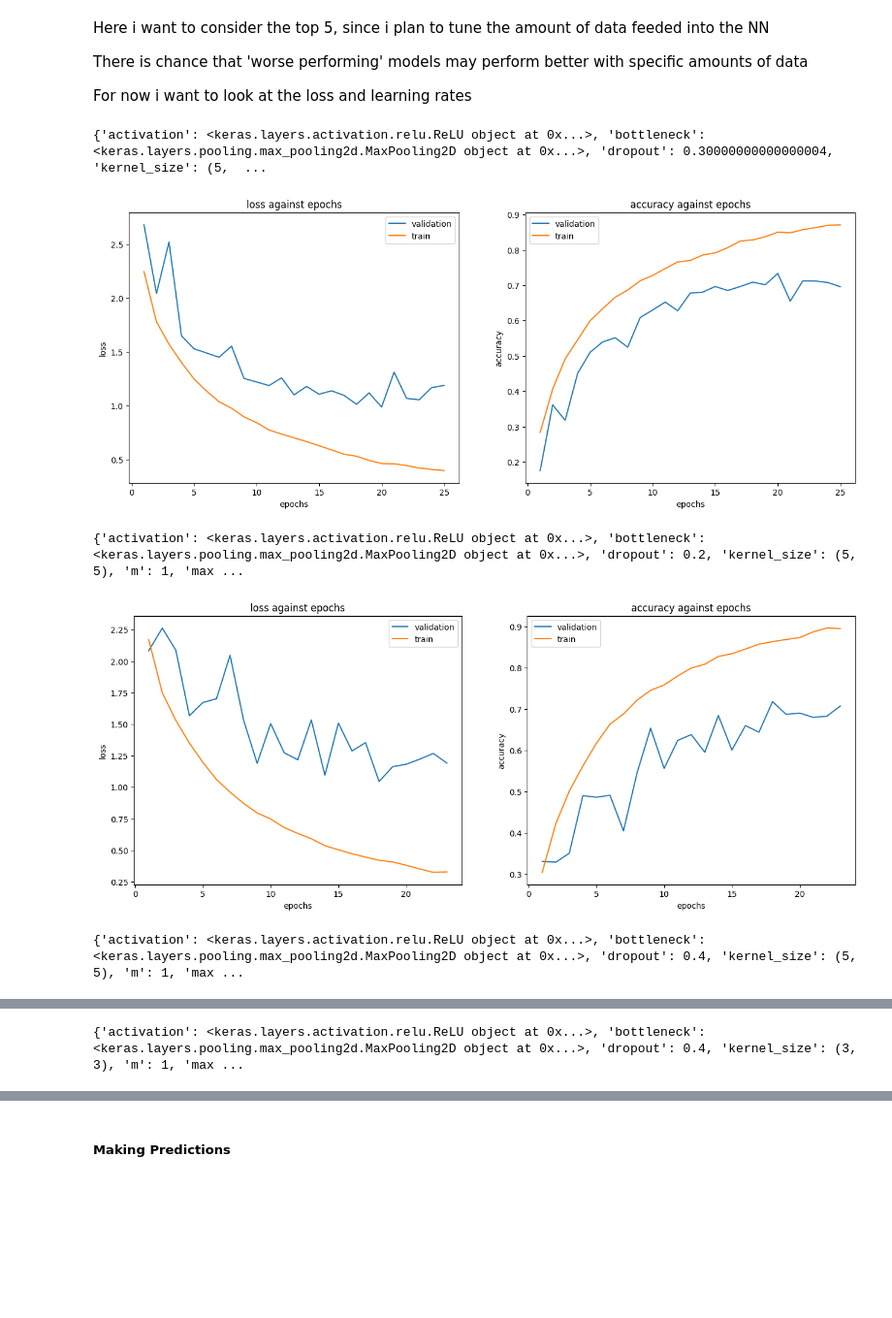
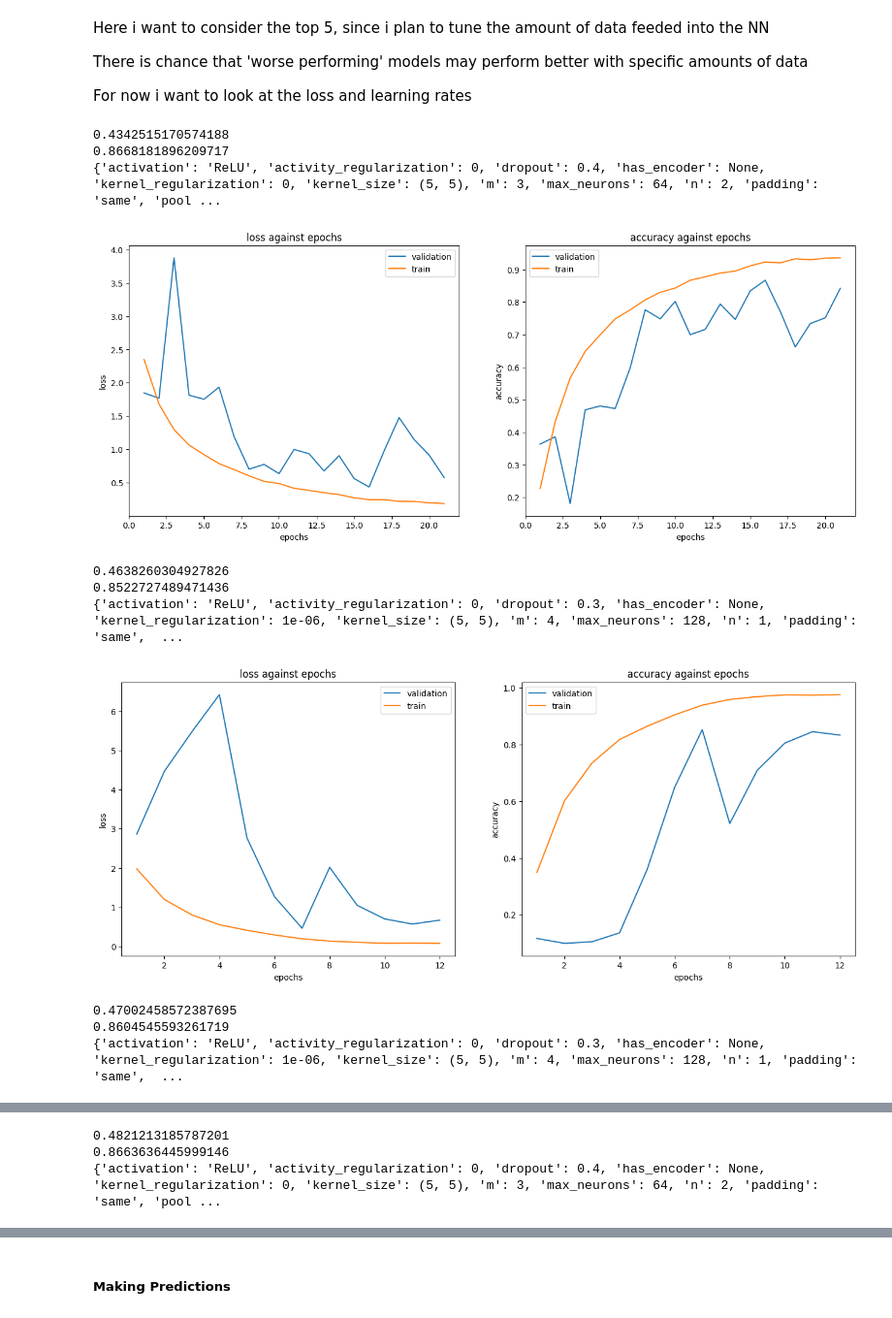
Before and after one commit to stupidbutsmart/DELE-CA1, a Jupyter notebook: CNN_v2.ipynb, the cells around one changed output, grey strips where cells are left out. Shown at 97% size. Drawn from its saved outputs; the diff is of its cells as text; code cells hidden in the pictures; blank space fills up the shorter version.

```diff
--- a/CNN_v2.ipynb
+++ b/CNN_v2.ipynb
@@ -251,16 +300,19 @@ y_validation = validation_data.drop(columns=['sequence']).values.astype(float)
 # %%
 hyper_params = {
-  'n': np.arange(1 , 4),
-  'm': np.arange(1 , 3),
+  'n': np.arange(1 , 5),
+  'm': np.arange(1 , 5),
   'max_neurons':  [32 , 64 , 128 , 256],
-  'dropout': np.arange(0.1 , 0.4 , 0.1),
+  'dropout': np.arange(0.3 , 0.8 , 0.1),# 5
   'strides': [(1 , 1)],
-  'padding': ['valid' , 'same'],
-  'activation': [ReLU()],
-  'bottleneck': [MaxPooling2D()],
-  'kernel_size': [(3 , 3) , (5 , 5)]
+  'padding': ['same'],
+  'activation': ['ReLU' , 'LeakyReLU'],
+  'has_encoder': [None, True], # true means to use autoencoder
+  'kernel_size': [(3 , 3), (5 , 5)],
+  'kernel_regularization': [0 , 1e-5 , 1e-6],
+  'activity_regularization': [0 , 1e-6 , 1e-7],
+  'pooling_size': [(2 ,2 ) , (3 ,3)]
 }
-
+batch_sizes = [16 , 32 , 64 , 128]
 val_losses = []
 val_accuracies = []
 fit_results = []
@@ -306,19 +377,16 @@ results = pd.DataFrame({
   'validation_losses': val_losses,
   'fit_results': fit_results
 })
-
-with open(os.path.join('stored_models' , '23_tuning_results_v2.pkl') , 'wb') as f:
-  pickle.dump(results, f)
+# %%
+
+# attempt to pickle, if error just use .json format
+# json works since weights for autoencoder stored seperately
+# we just need the architecture (what params are used)
+with open(os.path.join('tuning_results' , '23_tuning_results_v3.pkl') , 'wb') as f:
+  pickle.dump(results, f)
 # %%
 # Importing the results
 results = None
 
-with open(os.path.join('stored_models' , '23_tuning_results_v2.pkl') , 'rb') as f:
+with open(os.path.join('tuning_results' , '23_tuning_results_v2.pkl') , 'rb') as f:
   results = pickle.load(f)
-
-# Deconstructing Results
-
-val_accuracies = results['validation_accuracies']
-val_losses = results['validation_losses']
-successful_params = results['params']
-fit_results = results['fit_results']
@@ -346,41 +424,49 @@ There is chance that 'worse performing' models may perform better with specific
 
 For now i want to look at the loss and learning rates
 # %%
-top_5_indexes = np.argsort(val_accuracies)[-5:][::-1]
+top_5_indexes = np.argsort(val_losses)[:5]
 
 
 for i in top_5_indexes:
   validation_loss = fit_results[i]['val_loss']
   validation_accuracy = fit_results[i]['val_accuracy']
+  print(val_losses[i])
+  print(val_accuracies[i])
 
   train_loss = fit_results[i]['loss']
   train_accuracy = fit_results[i]['accuracy']
 
   epochs = range(1 , len(validation_accuracy) + 1)
 
   fig , ax = plt.subplots(1 , 2 , figsize=(16 , 6 ,))
 
   print(successful_params[i])
 
   # loss
   ax[0].plot(epochs , validation_loss, label='validation')
   ax[0].plot(epochs , train_loss, label='train')
   ax[0].legend()
   ax[0].set_xlabel('epochs')
   ax[0].set_ylabel('loss')
   ax[0].set_title('loss against epochs')
 
   # acc
   ax[1].plot(epochs , validation_accuracy, label='validation')
   ax[1].plot(epochs , train_accuracy, label='train')
   ax[1].legend()
   ax[1].set_xlabel('epochs')
   ax[1].set_ylabel('accuracy')
   ax[1].set_title('accuracy against epochs')
   plt.show()
 # %% [output]
-{'activation': <keras.layers.activation.relu.ReLU object at 0x...>, 'bottleneck': <keras.layers.pooling.max_pooling2d.MaxPooling2D object at 0x...>, 'dropout': 0.30000000000000004, 'kernel_size': (5,  ...
+0.4342515170574188
+0.8668181896209717
+{'activation': 'ReLU', 'activity_regularization': 0, 'dropout': 0.4, 'has_encoder': None, 'kernel_regularization': 0, 'kernel_size': (5, 5), 'm': 3, 'max_neurons': 64, 'n': 2, 'padding': 'same', 'pool ...
-[figure, old version]
+[figure, new version]
-{'activation': <keras.layers.activation.relu.ReLU object at 0x...>, 'bottleneck': <keras.layers.pooling.max_pooling2d.MaxPooling2D object at 0x...>, 'dropout': 0.2, 'kernel_size': (5, 5), 'm': 1, 'max ...
+0.4638260304927826
+0.8522727489471436
+{'activation': 'ReLU', 'activity_regularization': 0, 'dropout': 0.3, 'has_encoder': None, 'kernel_regularization': 1e-06, 'kernel_size': (5, 5), 'm': 4, 'max_neurons': 128, 'n': 1, 'padding': 'same',  ...
-[figure, old version]
+[figure, new version]
-{'activation': <keras.layers.activation.relu.ReLU object at 0x...>, 'bottleneck': <keras.layers.pooling.max_pooling2d.MaxPooling2D object at 0x...>, 'dropout': 0.4, 'kernel_size': (5, 5), 'm': 1, 'max ...
+0.47002458572387695
+0.8604545593261719
+{'activation': 'ReLU', 'activity_regularization': 0, 'dropout': 0.3, 'has_encoder': None, 'kernel_regularization': 1e-06, 'kernel_size': (5, 5), 'm': 4, 'max_neurons': 128, 'n': 1, 'padding': 'same',  ...
@@ -388 +474,3 @@ for i in top_5_indexes:
-{'activation': <keras.layers.activation.relu.ReLU object at 0x...>, 'bottleneck': <keras.layers.pooling.max_pooling2d.MaxPooling2D object at 0x...>, 'dropout': 0.4, 'kernel_size': (3, 3), 'm': 1, 'max ...
+0.4821213185787201
+0.8663636445999146
+{'activation': 'ReLU', 'activity_regularization': 0, 'dropout': 0.4, 'has_encoder': None, 'kernel_regularization': 0, 'kernel_size': (5, 5), 'm': 3, 'max_neurons': 64, 'n': 2, 'padding': 'same', 'pool ...
```
Also changed, not shown: parts of 26 cells of this notebook.
